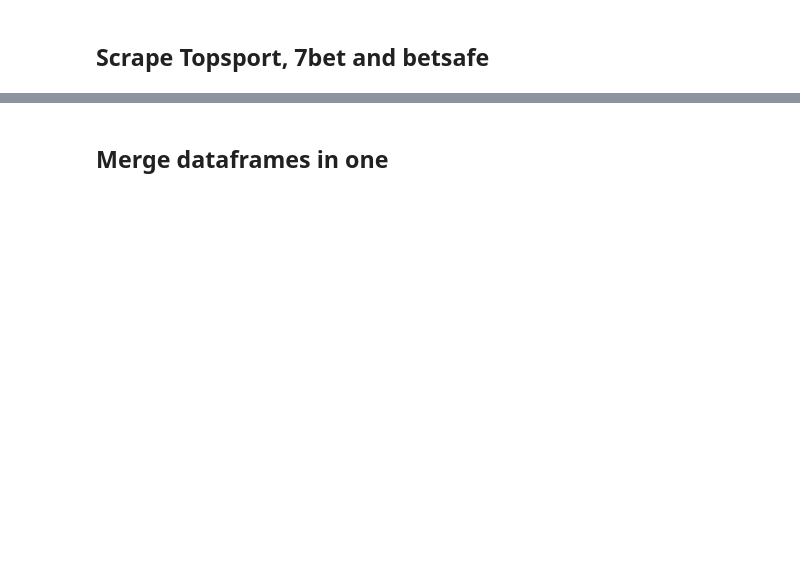
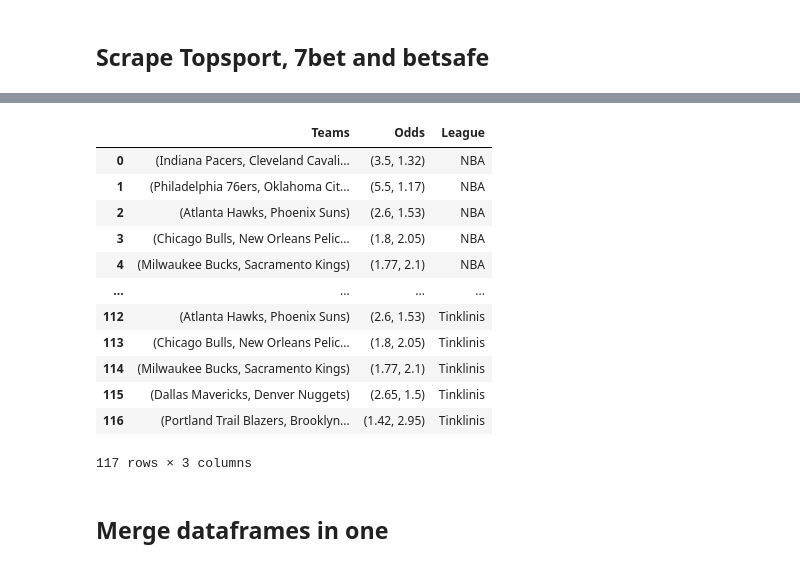
Before and after one commit to Emre905/betting-analysis, a Jupyter notebook: bet analysis.ipynb, the cells around one changed output, grey strips where cells are left out. Cells and saved outputs as stored; diff of their text form; code cells hidden in the pictures; blank space fills up the shorter version.

```diff
--- a/bet analysis.ipynb
+++ b/bet analysis.ipynb
@@ -118,6 +131,6 @@ df_topsport = pd.DataFrame(all_matches, columns=["Date", "Teams", "Odds", "Leagu
 # %%
 # Each url is url_body + (league_code)
-url_body = ("https://sb2frontend-altenar2.biahosted.com/api/widget/"
+url_body_7bet = ("https://sb2frontend-altenar2.biahosted.com/api/widget/"
             "GetEvents?culture=lt-LT&timezoneOffset=-120&integration=7bet&deviceType=1&"
             "numFormat=en-GB&countryCode=LT&eventCount=0&sportId=0&champIds=")
 
@@ -135,7 +148,7 @@ league_list_7bet = {"NBA": (2, "2980"),
            "Tinklinis": (2,"1020"), # Europe
            }
 
-league_names_7bet = {league: [inc, url_body + url_tail]
+league_names_7bet = {league: [inc, url_body_7bet + url_tail]
                      for league, (inc, url_tail) in league_list_7bet.items()}
 
 # Change exceptions
@@ -213,66 +226,64 @@ def scrape_7bet(url, number_of_odds, league):
 
     matches_bet7 = []
     # Extract only price and name from each event
     for group in events:
-        if len(group) == 2:
-            # Extracting the first and second team's names and prices
-            team1, team2 = unidecode(group[0]['name']), unidecode(group[1]['name'])
-            team1 = team1.replace(',', '')
-            team2 = team2.replace(',', '')
-            odd1, odd2 = group[0]['price'], group[1]['price']
+        if len(group) == 2 or len(group) == 3:
+            # Extracting the first and second team's names and odds
+            team1, team2 = [unidecode(group[i]['name']).replace(',', '') for i in [0, -1]]
+            odds = tuple(round(group[i]['price'], 2) for i in range(len(group)))
 
-            # Round odds
-            odd1 = round(odd1, 2)
-            odd2 = round(odd2, 2)
-
-            # Append the tuple to the matches list
-            matches_bet7.append(((team1, team2), (odd1, odd2)))
-
-        elif len(group) == 3:
-            # Extracting the first and second team's names and prices
-            team1 = unidecode(group[0]['name']) # Convert lt characters to latin, if exists
-            middle = group[1]['name']
-            team2 = unidecode(group[2]['name'])
-            odd1, odd2, odd3 = group[0]['price'], group[1]['price'], group[2]['price']
-
-            if middle == "Lygiosios":
-                middle = "Draw"
-            else: # something went wrong
-                continue
-
-            # Round odds
-            odd1 = round(odd1, 2)
-            odd2 = round(odd2, 2)
-            odd3 = round(odd3, 2)
-
-            # Append the tuple to the matches list
-            matches_bet7.append(((team1, middle, team2), (odd1, odd2, odd3)))
+            if len(group) == 3:
+                # Check for middle team, skip if not Draw
+                middle = group[1]['name']
+                if middle == "Lygiosios":
+                    middle = "Draw"
+                else: # something went wrong
+                    continue
+                # Append the tuple to the matches list
+                matches_bet7.append(((team1, middle, team2), odds))
+            else:
+                # Append the tuple to the matches list
+                matches_bet7.append(((team1, team2), odds))
 
     return matches_bet7
 
 
 all_matches = []
 
 # Log the start of scraping
 logging.info("Started scraping 7bet")
 
 for league in league_names_7bet.keys():
     number_of_odds = league_list_7bet[league][0]
     url = league_names_7bet[league][1]
     if league == "Tenisas (F)": # Merge Male and female tennis leagues
         league = "Tenisas"
     matches = scrape_7bet(url, number_of_odds, league)
     all_matches.extend([(teams, odds, league) for teams, odds in matches])
 
     # Log the number of matches scraped
     if matches:
         logging.info(f"Scraped {len(matches)} {league} matches")
     else:
-        logging.warning(f"No matches found in {league}")
+        logging.info(f"No matches found in {league}")
 
 # Create a single DataFrame
 df_7bet = pd.DataFrame(all_matches, columns=["Teams", "Odds", "League"])
 
-# df_7bet
+df_7bet
+# %% [output]
+|  | Teams | Odds | League |
+| 0 | (Indiana Pacers, Cleveland Cavali... | (3.5, 1.32) | NBA |
+| 1 | (Philadelphia 76ers, Oklahoma Cit... | (5.5, 1.17) | NBA |
+| 2 | (Atlanta Hawks, Phoenix Suns) | (2.6, 1.53) | NBA |
+| 3 | (Chicago Bulls, New Orleans Pelic... | (1.8, 2.05) | NBA |
+| 4 | (Milwaukee Bucks, Sacramento Kings) | (1.77, 2.1) | NBA |
+| ... | ... | ... | ... |
+| 112 | (Atlanta Hawks, Phoenix Suns) | (2.6, 1.53) | Tinklinis |
+| 113 | (Chicago Bulls, New Orleans Pelic... | (1.8, 2.05) | Tinklinis |
+| 114 | (Milwaukee Bucks, Sacramento Kings) | (1.77, 2.1) | Tinklinis |
+| 115 | (Dallas Mavericks, Denver Nuggets) | (2.65, 1.5) | Tinklinis |
+| 116 | (Portland Trail Blazers, Brooklyn... | (1.42, 2.95) | Tinklinis |
+117 rows × 3 columns
 # %%
 url_beginning_betsafe = "https://pre-5o-sp.websbkt.com/cache/5/lt/lt/"
```
Also changed, not shown: parts of 8 cells of this notebook, 2 other files.
